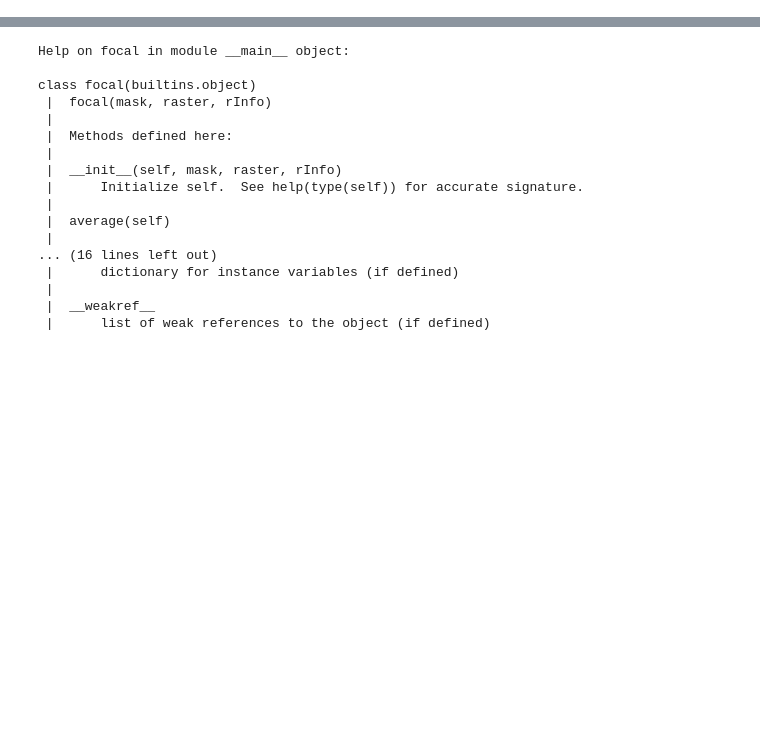
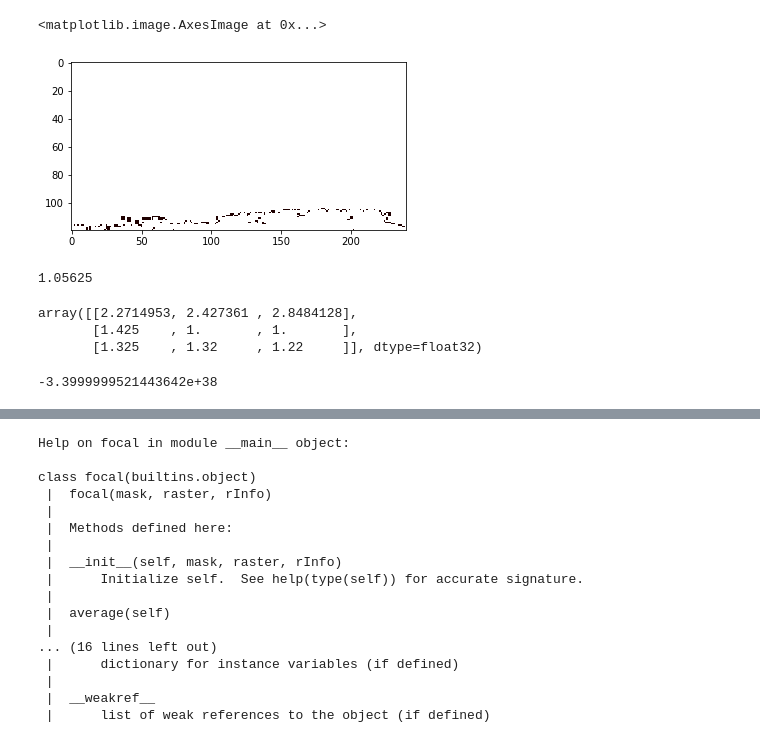
Before and after one commit to jinwenxu/focal_statistics, a Jupyter notebook: Focal_stats.ipynb, the cells around one changed output, grey strips where cells are left out. Cells and saved outputs as stored; diff of their text form; code cells hidden in the pictures; blank space fills up the shorter version.

```diff
--- a/Focal_stats.ipynb
+++ b/Focal_stats.ipynb
@@ -704,0 +587,6 @@ array([[1., 1., 1., 1., 1., 1., 1.],
+# %%
+from matplotlib import pyplot
+pyplot.imshow(src2.read(1), cmap='pink')
+# %% [output]
+<matplotlib.image.AxesImage at 0x...>
+[figure, added]
@@ -704,0 +595,14 @@ array([[1., 1., 1., 1., 1., 1., 1.],
+# %%
+array_origin[-3,13]
+# %% [output]
+1.05625
+# %%
+array_origin[-4:-1,10:13]
+# %% [output]
+array([[2.2714953, 2.427361 , 2.8484128],
+       [1.425    , 1.       , 1.       ],
+       [1.325    , 1.32     , 1.22     ]], dtype=float32)
+# %%
+raster_sum[-3,13]
+# %% [output]
+-3.3999999521443642e+38
```
Also changed, not shown: parts of 40 cells of this notebook, 10 other files.
